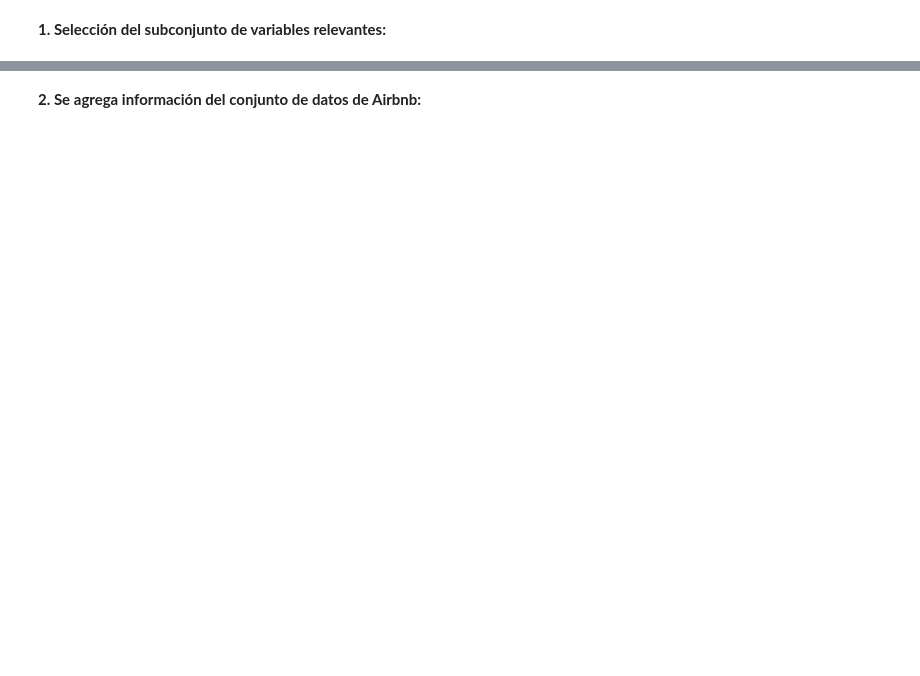
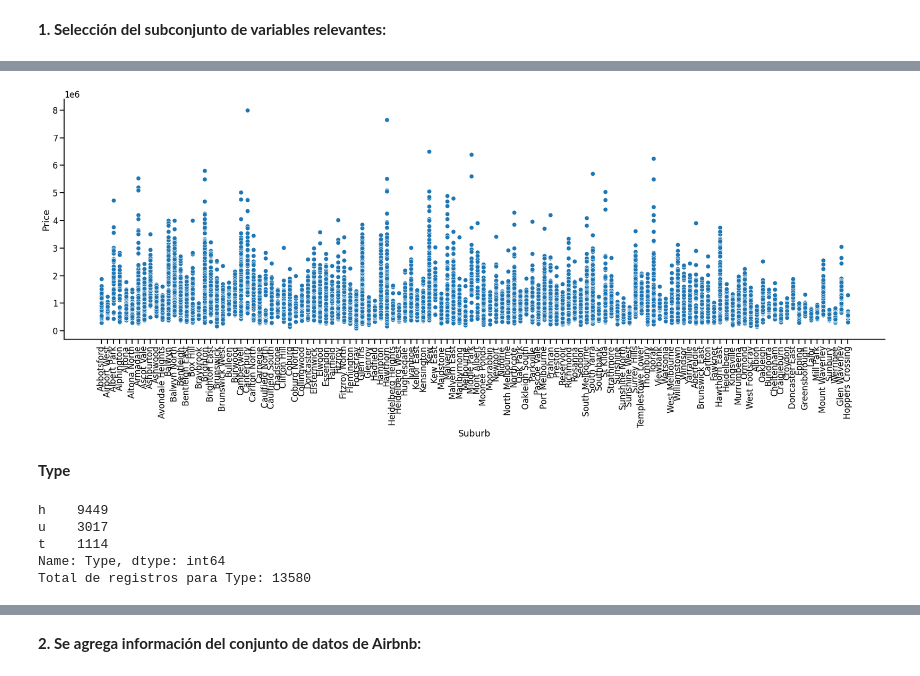
Before and after one commit to CHRISTIANDAGATTI/AEyCD---Grupo-9, a Jupyter notebook: Entregable_parte_1_22.ipynb, the cells around one changed output, grey strips where cells are left out. Drawn from its saved outputs; the diff is of its cells as text; code cells hidden in the pictures; blank space fills up the shorter version.

```diff
--- a/Entregable_parte_1_22.ipynb
+++ b/Entregable_parte_1_22.ipynb
@@ -499,0 +470,6 @@ A las variables categóricas realizamos un conteo de registros en el df y a las
+# %%
+#Conteo de frecuencias de Suburb en el Dataframe
+Suburb_df = (pandas.value_counts(melb_df['Suburb'])).reset_index().rename(columns={'index': 'Suburb', 'Suburb': 'frequency'})
+print(Suburb_df)
+Conteo = len(melb_df['Suburb'])
+print('Total de registros para Suburb:', Conteo)
@@ -499,0 +492,6 @@ A las variables categóricas realizamos un conteo de registros en el df y a las
+# %%
+# Si consideramos relevante la variable Suburbios, podemos filtrar el Dataframe por los que tengan frecuencia mayor a 30 y tener muestras representativas por Suburb
+Suburb_list = Suburb_df[Suburb_df['frequency']>30].set_index("Suburb").index.to_numpy().tolist()
+#Suburbios = list(Suburb_list['Suburb'])
+Suburb_df2 = melb_df[melb_df.Suburb.isin(Suburb_list)]
+Suburb_df2.head(2)
@@ -499,0 +503,21 @@ A las variables categóricas realizamos un conteo de registros en el df y a las
+# %%
+#Relación Precio - Suburbios
+grid = sns.pairplot(data=Suburb_df2, y_vars=['Price'],
+                 x_vars=['Suburb'],
+                 aspect=3, height=8)
+for ax in grid.axes.flat[:2]:
+    ax.tick_params(axis='x', labelrotation=90)
+# %% [output]
+[figure, added]
+# %% [markdown]
+**Type**
+# %%
+print(pandas.value_counts(melb_df['Type']))
+Conteo = len(melb_df['Type'])
+print('Total de registros para Type:', Conteo)
+# %% [output]
+h    9449
+u    3017
+t    1114
+Name: Type, dtype: int64
+Total de registros para Type: 13580
```
Also changed, not shown: parts of 53 cells of this notebook.
